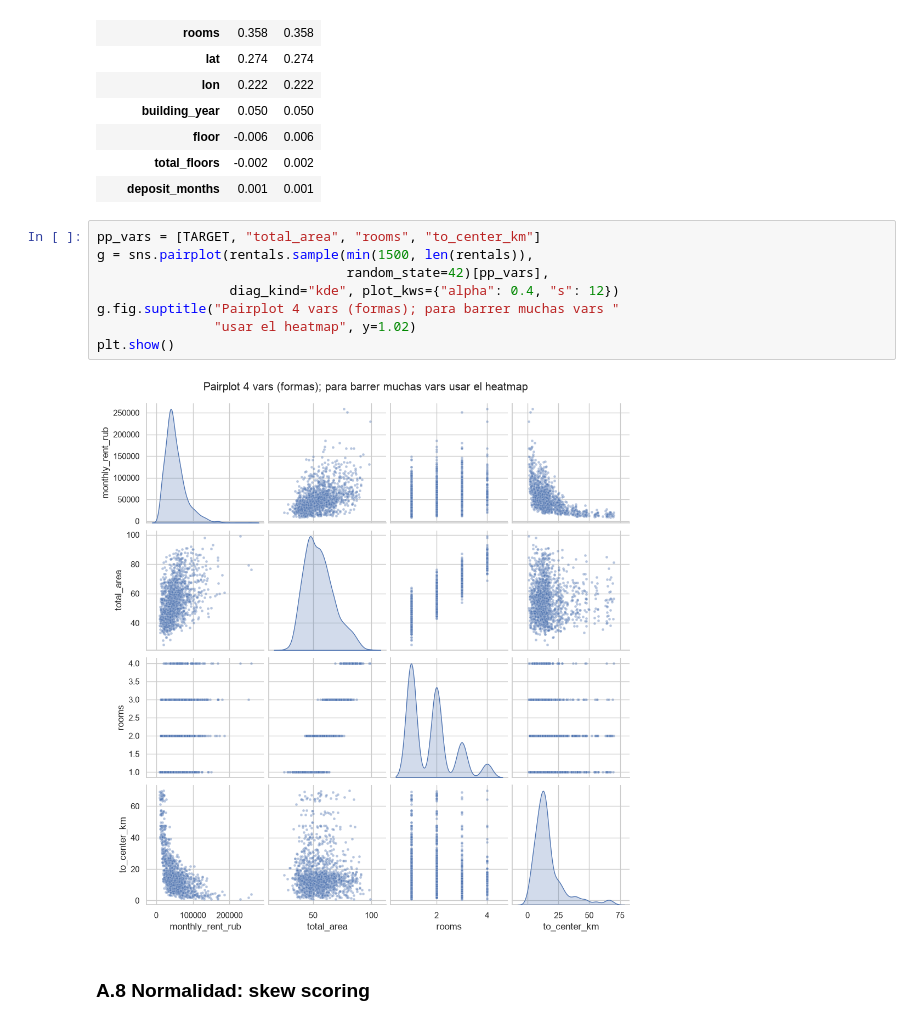
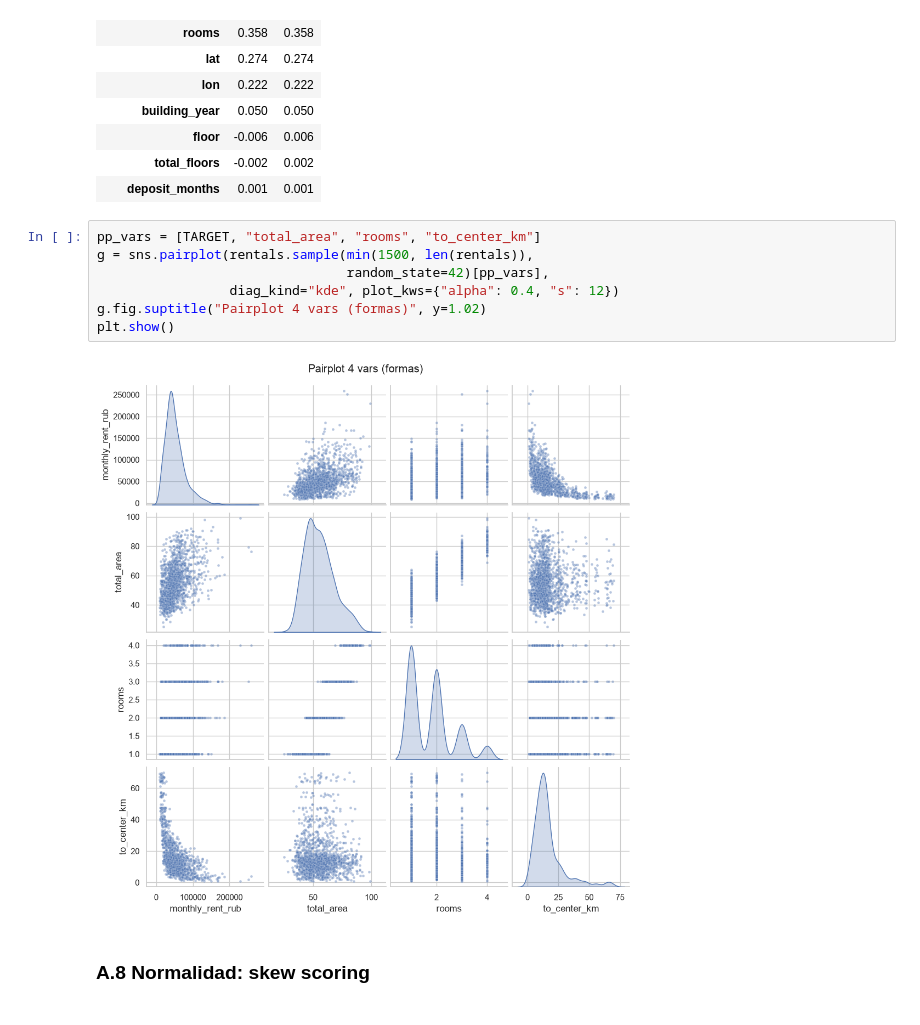
Before and after one commit to MatiasLonghino/Moscow-EDA, a Jupyter notebook: alquiler/01_EDA.ipynb, the cells around one changed output. Cells and saved outputs as stored; diff of their text form.

```diff
--- a/alquiler/01_EDA.ipynb
+++ b/alquiler/01_EDA.ipynb
@@ -474,13 +474,12 @@ display(tcorr)
 # %%
 pp_vars = [TARGET, "total_area", "rooms", "to_center_km"]
 g = sns.pairplot(rentals.sample(min(1500, len(rentals)),
                                 random_state=42)[pp_vars],
                  diag_kind="kde", plot_kws={"alpha": 0.4, "s": 12})
-g.fig.suptitle("Pairplot 4 vars (formas); para barrer muchas vars "
-               "usar el heatmap", y=1.02)
+g.fig.suptitle("Pairplot 4 vars (formas)", y=1.02)
 plt.show()
 # %% [output]
-[figure, old version]
+[figure, new version]
 # %% [markdown]
 ### A.8 Normalidad: skew scoring
 # %%
```
Also changed, not shown: parts of 2 cells of this notebook.
